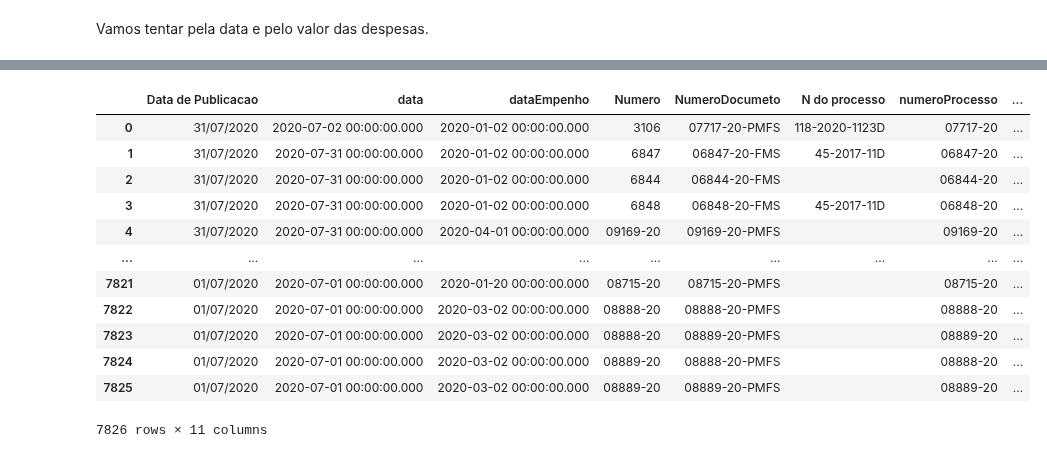
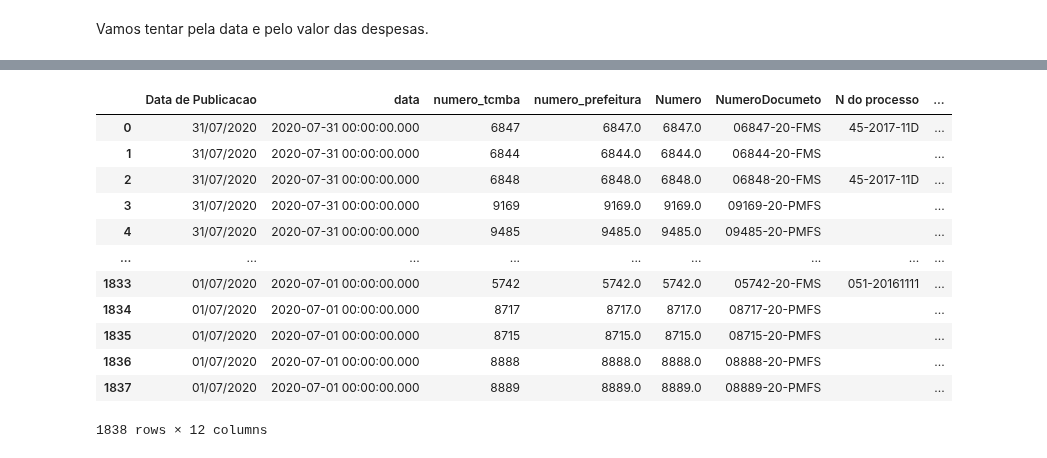
Before and after one commit to DadosAbertosDeFeira/analises, a Jupyter notebook: analysis/2020-12-01-anapaulagomes-consistencia-dos-dados.ipynb, the cells around one changed output, grey strips where cells are left out. Drawn from its saved outputs; the diff is of its cells as text; code cells hidden in the pictures.

```diff
--- a/analysis/2020-12-01-anapaulagomes-consistencia-dos-dados.ipynb
+++ b/analysis/2020-12-01-anapaulagomes-consistencia-dos-dados.ipynb
@@ -142,7 +142,16 @@ tcm_df.sample(5)
 Hora de verificar os encontrados! Como o número de despesas da prefeitura é maior do que
 o número de despesas no TCM-BA vamos utilizar os dados da prefeitura como base.
 # %%
+import re
+
+
 def normalize_process_number(value):
     # TODO converter para inteiro, para facilitar o merge
     # 06848/6848/06848-20-PMS para 6848
-    pass
+    if value:
+        result = re.findall(r"\d+", str(value))
+        if result:
+            return int(result[0])
+
+tcm_df["numero_tcmba"] = tcm_df["NumeroDocumeto"].apply(normalize_process_number)
+cityhall_df["numero_prefeitura"] = cityhall_df["Numero"].apply(normalize_process_number)
@@ -167,5 +158,5 @@ memory usage: 251.3+ KB
 # %%
-merged_df = pd.merge(cityhall_df, tcm_df, how='inner', left_on=["Numero"], right_on=["numeroProcesso"], suffixes=('_prefeitura', '_tcmba'))
+merged_df = pd.merge(cityhall_df, tcm_df, how='inner', left_on=["numero_prefeitura"], right_on=["numero_tcmba"], suffixes=('_prefeitura', '_tcmba'))
 merged_df
 # %% [output]
 |  | Data de Publicacao | Fase | Numero | N do processo | Bem / Servico Prestado | Credor | CPF / CNPJ | ... |
@@ -229,24 +193,25 @@ merged_by_value_df.sample(5)
 # %%
 fields = [
     "Data de Publicacao", "data",
+    "numero_tcmba", "numero_prefeitura",
     "Numero", "NumeroDocumeto",
     "N do processo", "numeroProcesso",
     "Credor", "credor",
     "Valor", "valor",
 ]
 
-merged_by_value_df[fields]
+merged_df[fields]
 # %% [output]
-|  | Data de Publicacao | data | dataEmpenho | Numero | NumeroDocumeto | N do processo | numeroProcesso | ... |
-| 0 | 31/07/2020 | 2020-07-02 00:00:00.000 | 2020-01-02 00:00:00.000 | 3106 | 07717-20-PMFS | 118-2020-1123D | 07717-20 | ... |
-| 1 | 31/07/2020 | 2020-07-31 00:00:00.000 | 2020-01-02 00:00:00.000 | 6847 | 06847-20-FMS | 45-2017-11D | 06847-20 | ... |
-| 2 | 31/07/2020 | 2020-07-31 00:00:00.000 | 2020-01-02 00:00:00.000 | 6844 | 06844-20-FMS |  | 06844-20 | ... |
-| 3 | 31/07/2020 | 2020-07-31 00:00:00.000 | 2020-01-02 00:00:00.000 | 6848 | 06848-20-FMS | 45-2017-11D | 06848-20 | ... |
-| 4 | 31/07/2020 | 2020-07-31 00:00:00.000 | 2020-04-01 00:00:00.000 | 09169-20 | 09169-20-PMFS |  | 09169-20 | ... |
+|  | Data de Publicacao | data | numero_tcmba | numero_prefeitura | Numero | NumeroDocumeto | N do processo | ... |
+| 0 | 31/07/2020 | 2020-07-31 00:00:00.000 | 6847 | 6847.0 | 6847.0 | 06847-20-FMS | 45-2017-11D | ... |
+| 1 | 31/07/2020 | 2020-07-31 00:00:00.000 | 6844 | 6844.0 | 6844.0 | 06844-20-FMS |  | ... |
+| 2 | 31/07/2020 | 2020-07-31 00:00:00.000 | 6848 | 6848.0 | 6848.0 | 06848-20-FMS | 45-2017-11D | ... |
+| 3 | 31/07/2020 | 2020-07-31 00:00:00.000 | 9169 | 9169.0 | 9169.0 | 09169-20-PMFS |  | ... |
+| 4 | 31/07/2020 | 2020-07-31 00:00:00.000 | 9485 | 9485.0 | 9485.0 | 09485-20-PMFS |  | ... |
 | ... | ... | ... | ... | ... | ... | ... | ... | ... |
-| 7821 | 01/07/2020 | 2020-07-01 00:00:00.000 | 2020-01-20 00:00:00.000 | 08715-20 | 08715-20-PMFS |  | 08715-20 | ... |
-| 7822 | 01/07/2020 | 2020-07-01 00:00:00.000 | 2020-03-02 00:00:00.000 | 08888-20 | 08888-20-PMFS |  | 08888-20 | ... |
-| 7823 | 01/07/2020 | 2020-07-01 00:00:00.000 | 2020-03-02 00:00:00.000 | 08888-20 | 08889-20-PMFS |  | 08889-20 | ... |
-| 7824 | 01/07/2020 | 2020-07-01 00:00:00.000 | 2020-03-02 00:00:00.000 | 08889-20 | 08888-20-PMFS |  | 08888-20 | ... |
-| 7825 | 01/07/2020 | 2020-07-01 00:00:00.000 | 2020-03-02 00:00:00.000 | 08889-20 | 08889-20-PMFS |  | 08889-20 | ... |
+| 1833 | 01/07/2020 | 2020-07-01 00:00:00.000 | 5742 | 5742.0 | 5742.0 | 05742-20-FMS | 051-20161111 | ... |
+| 1834 | 01/07/2020 | 2020-07-01 00:00:00.000 | 8717 | 8717.0 | 8717.0 | 08717-20-PMFS |  | ... |
+| 1835 | 01/07/2020 | 2020-07-01 00:00:00.000 | 8715 | 8715.0 | 8715.0 | 08715-20-PMFS |  | ... |
+| 1836 | 01/07/2020 | 2020-07-01 00:00:00.000 | 8888 | 8888.0 | 8888.0 | 08888-20-PMFS |  | ... |
+| 1837 | 01/07/2020 | 2020-07-01 00:00:00.000 | 8889 | 8889.0 | 8889.0 | 08889-20-PMFS |  | ... |
-7826 rows × 11 columns
+1838 rows × 12 columns
```
Also changed, not shown: parts of 9 cells of this notebook.
